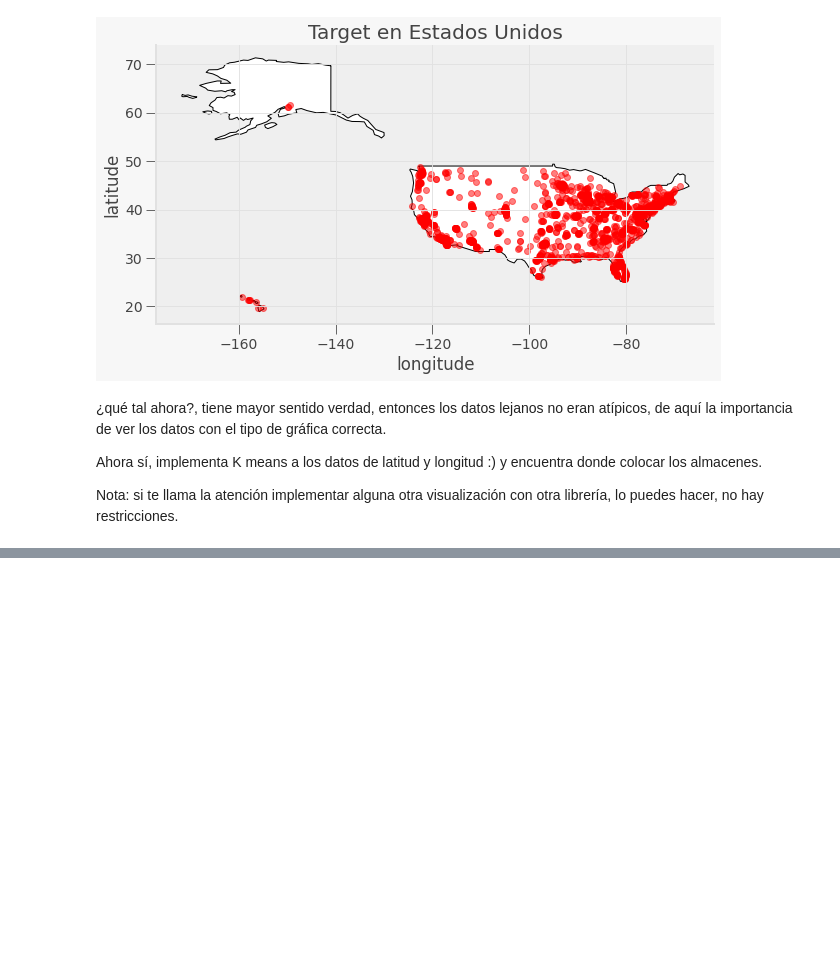
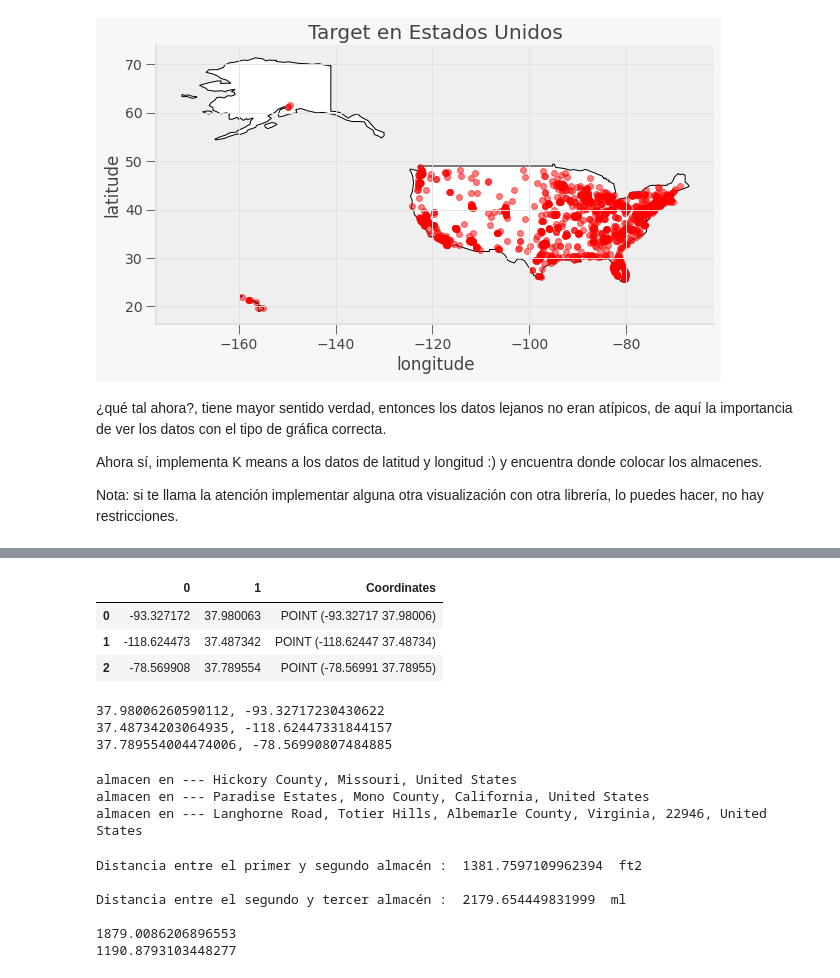
Before and after one commit to PosgradoMNA/Actividades_de_Aprendizaje_A01793670_BryanAlvaradoCruz, a Jupyter notebook: A01793670_Actividad_Semanal_7_Kmeans.ipynb, the cells around one changed output, grey strips where cells are left out. Saved outputs shown, nothing was run; the diff lists cells and outputs as text; code cells hidden in the pictures; blank space fills up the shorter version.

```diff
--- a/A01793670_Actividad_Semanal_7_Kmeans.ipynb
+++ b/A01793670_Actividad_Semanal_7_Kmeans.ipynb
@@ -220,0 +312,61 @@ Nota: si te llama la atención implementar alguna otra visualización con otra l
+# %%
+gdf_C
+# %% [output]
+|  | 0 | 1 | Coordinates |
+| 0 | -93.327172 | 37.980063 | POINT (-93.32717 37.98006) |
+| 1 | -118.624473 | 37.487342 | POINT (-118.62447 37.48734) |
+| 2 | -78.569908 | 37.789554 | POINT (-78.56991 37.78955) |
+# %%
+from pandas.core.internals.concat import concat_arrays
+
+#print(gdf_C[0][0])
+#print(gdf_C[1][0])
+#Obtenemos los valores de nuestro dataset de clusters, obtenemos las geolocalizaciones,
+Location1 = str(gdf_C[1][0]) + ", " + str(gdf_C[0][0]) #Aqui es alrevez, osea la coordenada x esta en la columna 1, y la y en la columna 0 , por eso medio misterioso esta llamada
+print(Location1)
+Location2 = str(gdf_C[1][1]) + ", " + str(gdf_C[0][1])
+print(Location2)
+Location3 = str(gdf_C[1][2]) + ", " + str(gdf_C[0][2])
+print(Location3)
+
+# ¿qué ciudad es?
+#Con esas coordenadas, investigmoas una libreria con mapas y la alimentamos
+# %% [output]
+37.98006260590112, -93.32717230430622
+37.48734203064935, -118.62447331844157
+37.789554004474006, -78.56990807484885
+# %%
+# ¿sabes a que distancia estará?
+
+#LAs geopy son las que usamos estamos
+from geopy.geocoders.yandex import Location
+from geopy.geocoders import Nominatim
+from geopy.distance import geodesic
+
+geolocator = Nominatim(user_agent="my-application") #Inicializamos la libreria
+Locations = [Location1, Location2, Location3] #Metemos las coordenadas obtenidas
+
+for i in Locations:
+  location = geolocator.reverse(i) #Reverse porque?, porque normal tu le metes el lugar y te da la direccion, pero si le volteas la tortilla, le metes la latitud, y te devuelve  la ciudad,
+  print('almacen en ---', location.address)
+# %% [output]
+almacen en --- Hickory County, Missouri, United States
+almacen en --- Paradise Estates, Mono County, California, United States
+almacen en --- Langhorne Road, Totier Hills, Albemarle County, Virginia, 22946, United States
+# %%
+#Aqui sacamos las distancias entre los 3 almacenes
+
+distancia1 = str(geodesic(Location1, Location2).miles)
+print("\nDistancia entre el primer y segundo almacén : ", distancia1, " ft2 \n")
+distancia2 = str(geodesic(Location2, Location3).miles)
+print("Distancia entre el segundo y tercer almacén : ", distancia2, " ml \n")
+
+print (2179.65/1.16)
+print(1381.42/1.16)
+# %% [output]
+Distancia entre el primer y segundo almacén :  1381.7597109962394  ft2
+
+Distancia entre el segundo y tercer almacén :  2179.654449831999  ml
+
+1879.0086206896553
+1190.8793103448277
```
Also changed, not shown: parts of 9 cells of this notebook.
